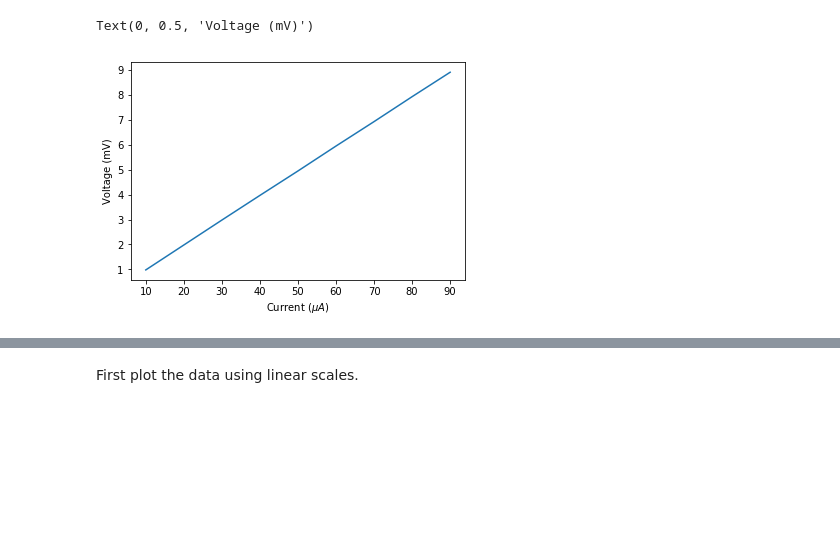
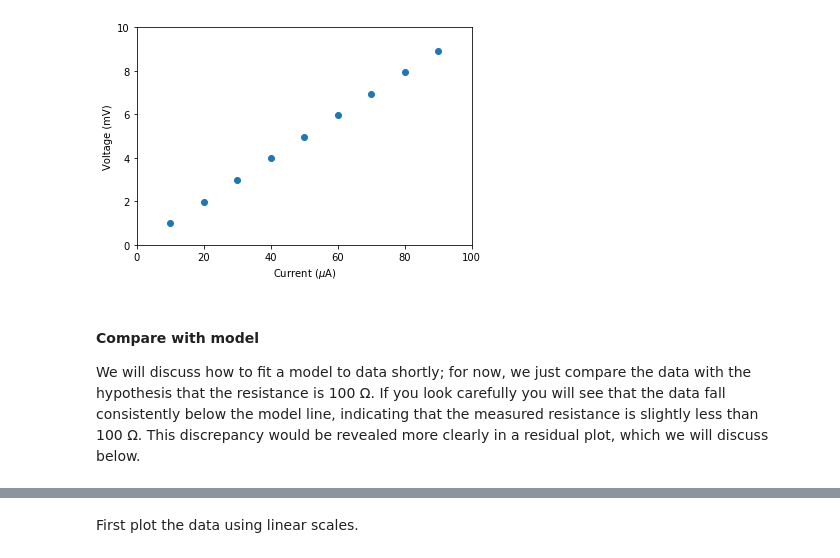
Before and after one commit to jsdodge/data-analysis-python, a Jupyter notebook: notebooks/5.0-Visualization-and-modeling.ipynb, the cells around one changed output, grey strips where cells are left out. Drawn from its saved outputs; the diff is of its cells as text; code cells hidden in the pictures; blank space fills up the shorter version.

```diff
--- a/notebooks/5.0-Visualization-and-modeling.ipynb
+++ b/notebooks/5.0-Visualization-and-modeling.ipynb
@@ -21,7 +99,16 @@ Python provides several choices; see the plot documentation. Use black circles (
 # %%
-plt.plot(current, voltage)
-plt.xlabel('Current ($\mu A$)')
-plt.ylabel('Voltage (mV)')
+# Plot data with circular markers
+plt.plot(current, voltage, 'o');
+
+# Set axis limits to include origin
+plt.xlim(0,100)
+plt.ylim(0,10);
+
+# Add axis labels
+plt.xlabel('Current ($\mu$A)')
+plt.ylabel('Voltage (mV)');
 # %% [output]
-Text(0, 0.5, 'Voltage (mV)')
-[figure, old version]
+[figure, new version]
+# %% [markdown]
+#### Compare with model
+We will discuss how to fit a model to data shortly; for now, we just compare the data with the hypothesis that the resistance is 100&nbsp;&Omega;. If you look carefully you will see that the data fall consistently below the model line, indicating that the measured resistance is slightly less than 100&nbsp;&Omega;. This discrepancy would be revealed more clearly in a residual plot, which we will discuss below.
```
Also changed, not shown: parts of 85 cells of this notebook, 2 other files.
